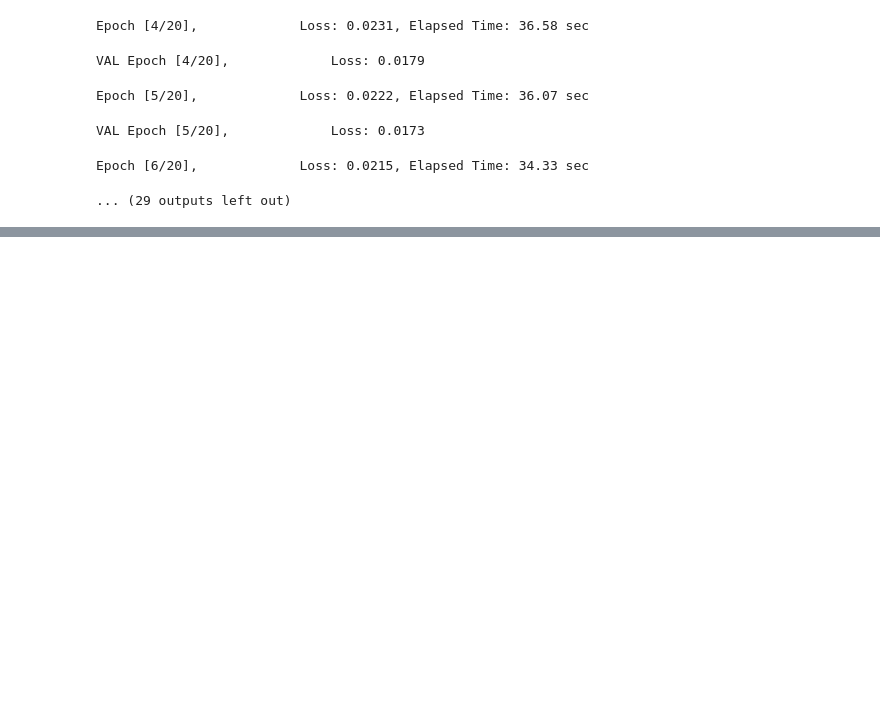
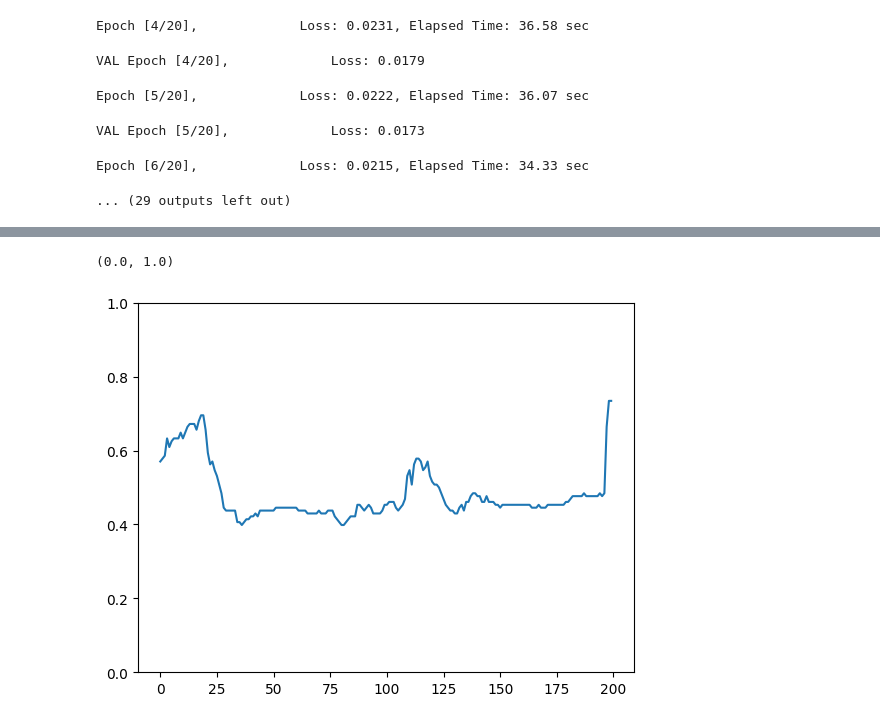
Before and after one commit to H-IAAC/WorldMachine, a Jupyter notebook: dev/toy1d_post_train.ipynb, the cells around one changed output, grey strips where cells are left out. Saved outputs shown, nothing was run; the diff lists cells and outputs as text; code cells hidden in the pictures; blank space fills up the shorter version.

```diff
--- a/dev/toy1d_post_train.ipynb
+++ b/dev/toy1d_post_train.ipynb
@@ -260,0 +309,7 @@ prediction_shallow|0.1637730598449707|0.18497686088085175|-11.46294781677528
+# %%
+plt.plot((torch.abs(sample_logits["normal"]["state"][0])>0.9).sum(1)/128)
+
+plt.ylim(0,1)
+# %% [output]
+(0.0, 1.0)
+[figure, added]
```
Also changed, not shown: parts of 14 cells of this notebook, 8 other files.
